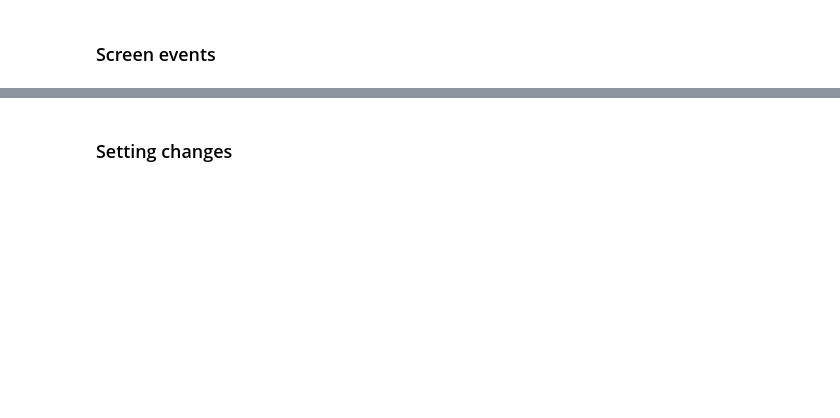
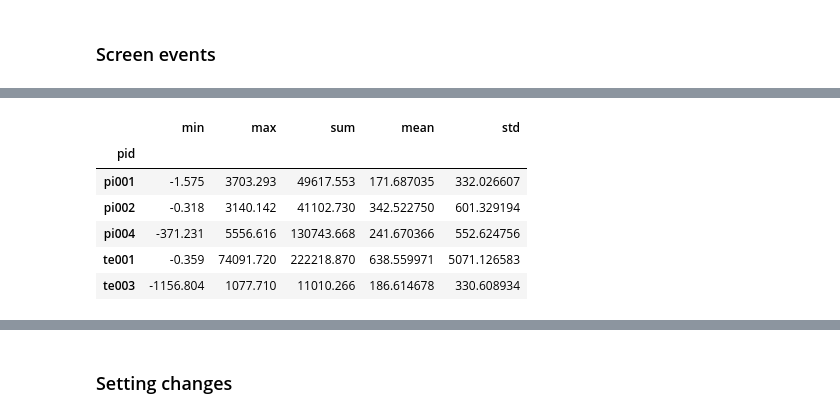
Before and after one commit to jzheng23/colab, a Jupyter notebook: Smartphone_screeentime.ipynb, the cells around one changed output, grey strips where cells are left out. Cells and saved outputs as stored; diff of their text form; code cells hidden in the pictures; blank space fills up the shorter version.

```diff
--- a/Smartphone_screeentime.ipynb
+++ b/Smartphone_screeentime.ipynb
@@ -364,0 +492,12 @@ def responses_to_csvs(meta_file, responses_file):
+# %%
+# Insight
+
+screen_events_data.groupby('pid')['Period_sec'].agg(['min', 'max', 'sum', 'mean', 'std'])
+# %% [output]
+|  | min | max | sum | mean | std |
+| pid |  |  |  |  |  |
+| pi001 | -1.575 | 3703.293 | 49617.553 | 171.687035 | 332.026607 |
+| pi002 | -0.318 | 3140.142 | 41102.730 | 342.522750 | 601.329194 |
+| pi004 | -371.231 | 5556.616 | 130743.668 | 241.670366 | 552.624756 |
+| te001 | -0.359 | 74091.720 | 222218.870 | 638.559971 | 5071.126583 |
+| te003 | -1156.804 | 1077.710 | 11010.266 | 186.614678 | 330.608934 |
```
Also changed, not shown: parts of 21 cells of this notebook.
